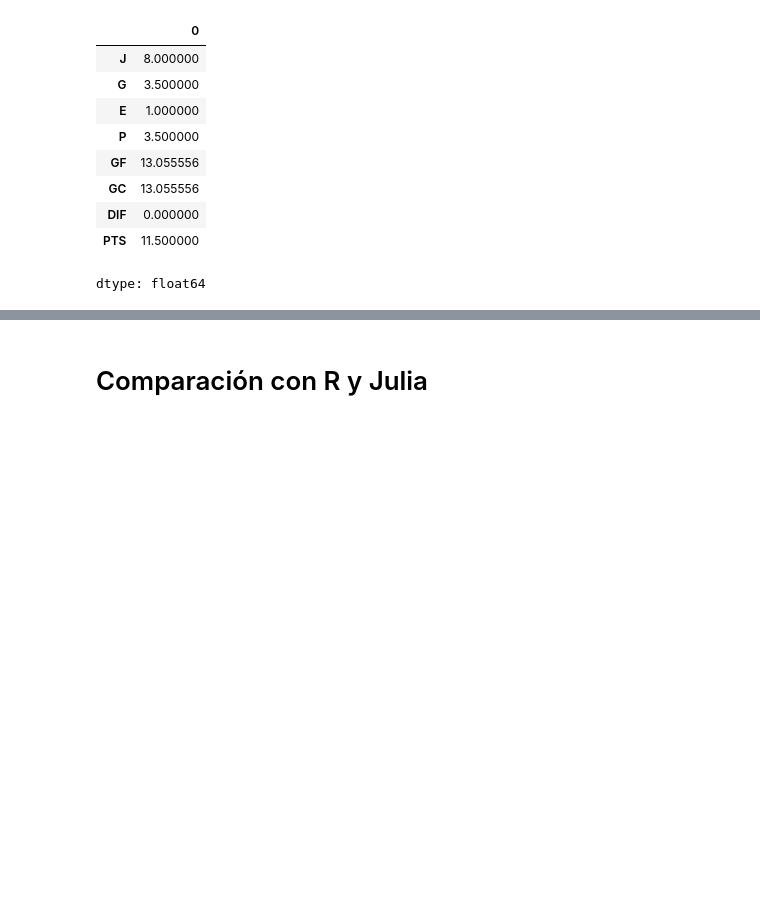
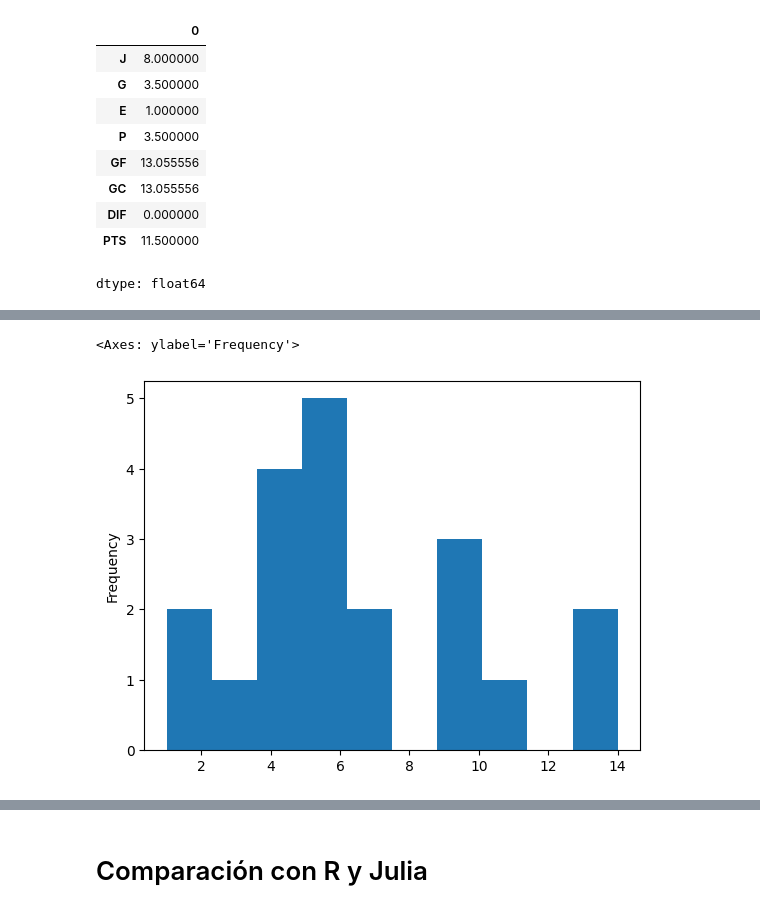
Before and after one commit to FranciscoMoralesActuary/Python, a Jupyter notebook: pandasipynb.ipynb, the cells around one changed output, grey strips where cells are left out. Saved outputs shown, nothing was run; the diff lists cells and outputs as text; code cells hidden in the pictures; blank space fills up the shorter version.

```diff
--- a/pandasipynb.ipynb
+++ b/pandasipynb.ipynb
@@ -1513,0 +1642,6 @@ dtype: float64
+# %%
+#Histograma de partidos ganados fuera de casa
+datos_premier['wins_away'].plot.hist(bins=10)
+# %% [output]
+<Axes: ylabel='Frequency'>
+[figure, added]
```
Also changed, not shown: parts of 37 cells of this notebook.
